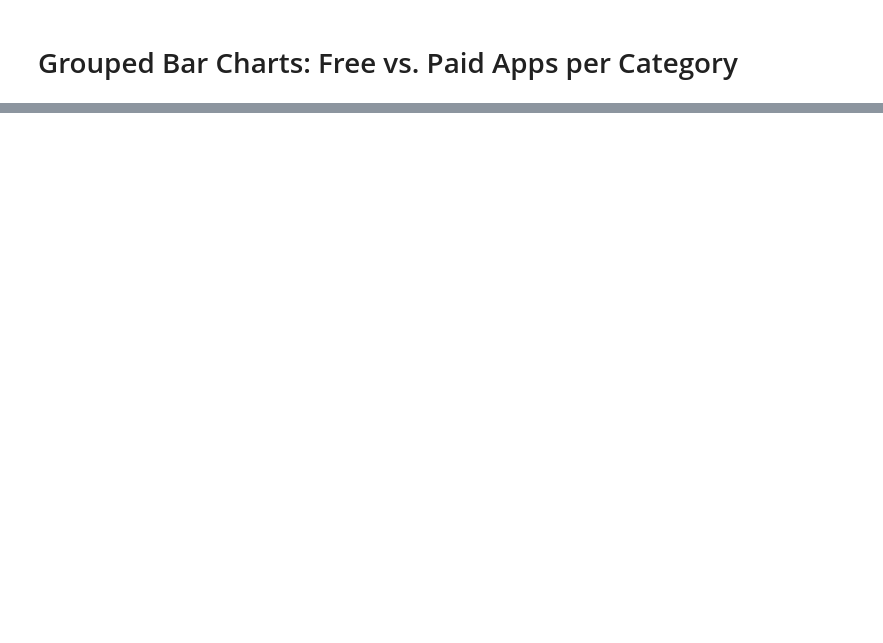
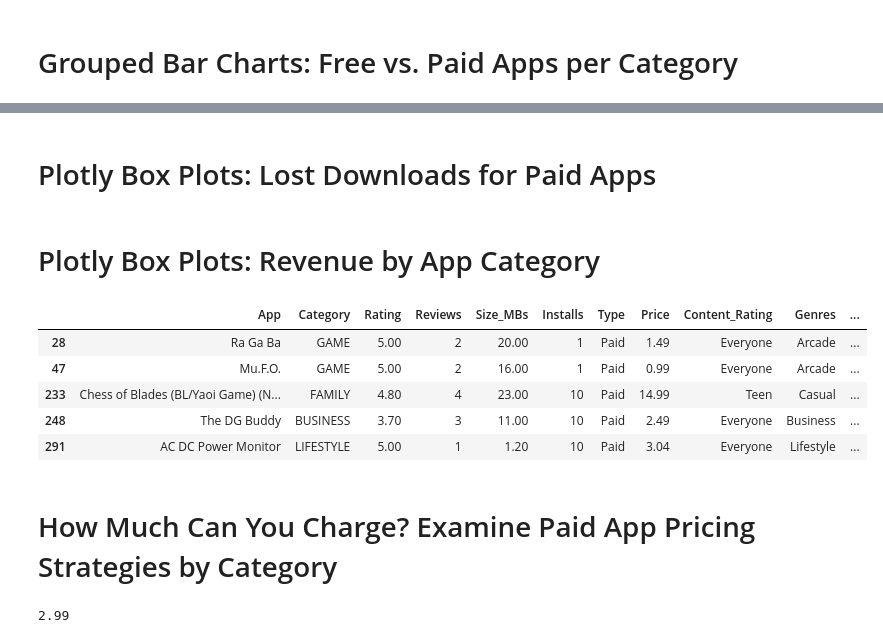
Before and after one commit to boolin9/app_store_analysis, a Jupyter notebook: Google Play Store App Analytics.ipynb, the cells around one changed output, grey strips where cells are left out. Drawn from its saved outputs; the diff is of its cells as text; code cells hidden in the pictures; blank space fills up the shorter version.

```diff
--- a/Google Play Store App Analytics.ipynb
+++ b/Google Play Store App Analytics.ipynb
@@ -397,0 +404,2 @@ Hint: I've used 'min ascending' to sort the categories.
+# %% [markdown]
+# Plotly Box Plots: Lost Downloads for Paid Apps
@@ -397,0 +421,13 @@ Hint: I've used 'min ascending' to sort the categories.
+# %% [markdown]
+# Plotly Box Plots: Revenue by App Category
+# %%
+df_paid_apps = cleaned_df[cleaned_df['Type'] == 'Paid']
+# %%
+df_paid_apps.head()
+# %% [output]
+|  | App | Category | Rating | Reviews | Size_MBs | Installs | Type | Price | Content_Rating | Genres | ... |
+| 28 | Ra Ga Ba | GAME | 5.00 | 2 | 20.00 | 1 | Paid | 1.49 | Everyone | Arcade | ... |
+| 47 | Mu.F.O. | GAME | 5.00 | 2 | 16.00 | 1 | Paid | 0.99 | Everyone | Arcade | ... |
+| 233 | Chess of Blades (BL/Yaoi Game) (N... | FAMILY | 4.80 | 4 | 23.00 | 10 | Paid | 14.99 | Teen | Casual | ... |
+| 248 | The DG Buddy | BUSINESS | 3.70 | 3 | 11.00 | 10 | Paid | 2.49 | Everyone | Business | ... |
+| 291 | AC DC Power Monitor | LIFESTYLE | 5.00 | 1 | 1.20 | 10 | Paid | 3.04 | Everyone | Lifestyle | ... |
@@ -397,0 +450,6 @@ Hint: I've used 'min ascending' to sort the categories.
+# %% [markdown]
+# How Much Can You Charge? Examine Paid App Pricing Strategies by Category
+# %%
+df_paid_apps.Price.median()
+# %% [output]
+2.99
```
Also changed, not shown: parts of 15 cells of this notebook.
